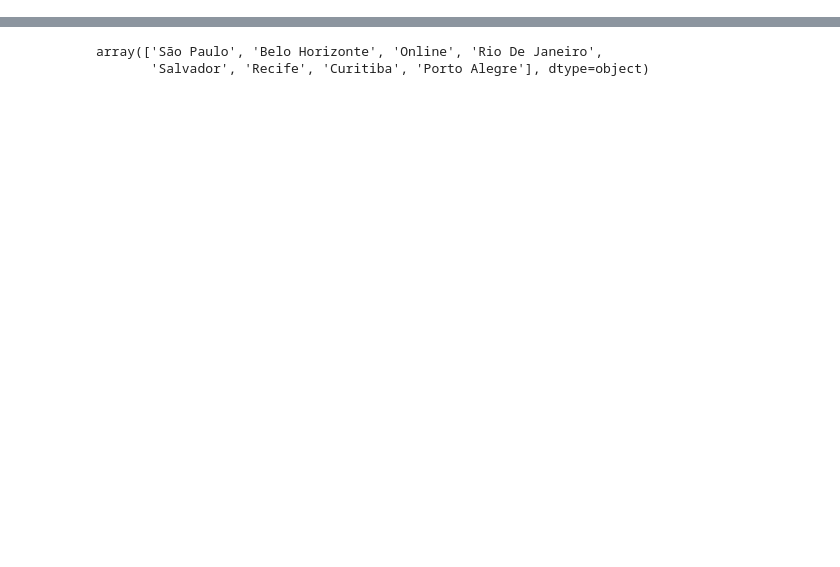
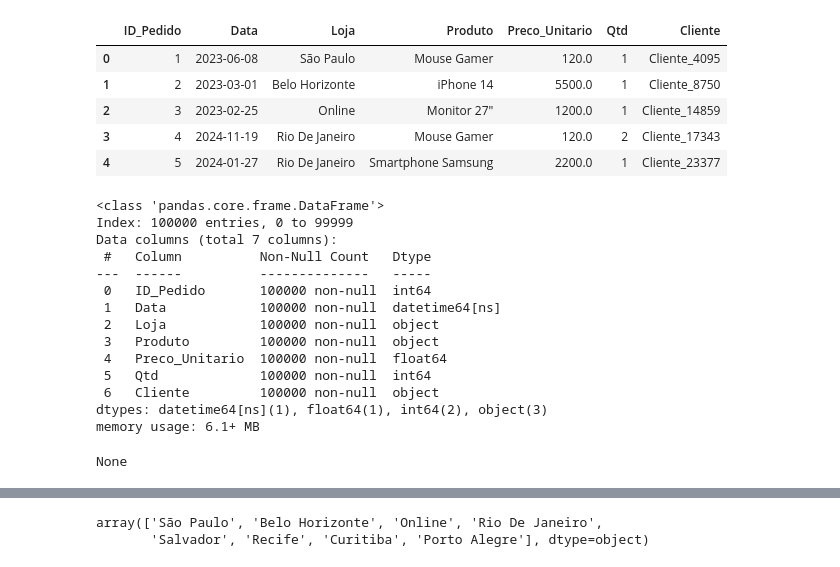
Before and after one commit to bruna-anjos/projeto-hashtag-analise-dados, a Jupyter notebook: pandas_supremo.ipynb, the cells around one changed output, grey strips where cells are left out. Cells and saved outputs as stored; diff of their text form; code cells hidden in the pictures; blank space fills up the shorter version.

Commit message:
Refatoração inicial do projeto analise de dados

```diff
--- a/pandas_supremo.ipynb
+++ b/pandas_supremo.ipynb
@@ -1,17 +1,77 @@
 # %%
+# ===========================================================================================
+# 1. Importação das Bibliotecas
+# ===========================================================================================
+
 import pandas as pd
 import numpy as np
 
+# ===========================================================================================
+# 2. Carregamento dos Dados
+# ===========================================================================================
+df_vendas = pd.read_csv("vendas_tech.csv", encoding="latin1", sep=",", low_memory=False)
+df_gerentes = pd.read_excel("gerentes_lojas.xlsx")
 
-df_vendas = pd.read_csv('vendas_tech.csv', encoding='latin1', sep=',', low_memory=False)
-df_gerentes = pd.read_excel('gerentes_lojas.xlsx')
+# ===========================================================================================
+# 3. Limpeza e Preparação dos Dados
+# ===========================================================================================
 
-df_vendas['Loja'] = df_vendas['Loja'].str.encode('latin1').str.decode('utf-8')
+#Corrige problemas de codificação dos nomes das lojas
+df_vendas["Loja"] = (
+    df_vendas["Loja"]
+    .str.encode("latin1")
+    .str.decode("utf-8")
+)
 
-df_analise = df_vendas.drop(columns=['Data_Base']).copy()
+#Cria uma cópia do dataframe de vendas para análise
+# e remove uma coluna "Data_Base" que não será utilizada na análise
+df_analise = df_vendas.drop(columns=["Data_Base"]).copy()
 
-df_analise['Loja'] = df_analise['Loja'].fillna('Online').str.strip().str.title()
+#Preenche valores ausentes na coluna "Loja"
+df_analise["Loja"] = df_analise["Loja"].fillna("Online")
 
-df_analise['Data'] = pd.to_datetime(df_analise['Data'], format = '%Y-%m-%d')
+#Remove espaços antes e depois do texto
+df_analise["Loja"] = df_analise["Loja"].str.strip()
 
-df_analise = df_analise.drop_duplicates(subset=['ID_Pedido'])
+#Padroniza a escrita dos nomes das lojas
+df_analise["Loja"] = df_analise["Loja"].str.title()
+
+#Converte a coluna "Data" para o formato datetime
+df_analise["Data"] = pd.to_datetime(df_analise["Data"], format = "%Y-%m-%d")
+
+#Remove pedido duplicados
+df_analise = df_analise.drop_duplicates(subset=["ID_Pedido"])
+
+#============================================================================================
+#4. Inpeção dos Dados
+#============================================================================================
+
+display(df_analise.head())
+
+display(df_analise.info())
+
+display(df_analise.describe())
+
+display(df_analise.isnull().sum())
+# %% [output]
+|  | ID_Pedido | Data | Loja | Produto | Preco_Unitario | Qtd | Cliente |
+| 0 | 1 | 2023-06-08 | São Paulo | Mouse Gamer | 120.0 | 1 | Cliente_4095 |
+| 1 | 2 | 2023-03-01 | Belo Horizonte | iPhone 14 | 5500.0 | 1 | Cliente_8750 |
+| 2 | 3 | 2023-02-25 | Online | Monitor 27" | 1200.0 | 1 | Cliente_14859 |
+| 3 | 4 | 2024-11-19 | Rio De Janeiro | Mouse Gamer | 120.0 | 2 | Cliente_17343 |
+| 4 | 5 | 2024-01-27 | Rio De Janeiro | Smartphone Samsung | 2200.0 | 1 | Cliente_23377 |
+<class 'pandas.core.frame.DataFrame'>
+Index: 100000 entries, 0 to 99999
+Data columns (total 7 columns):
+ #   Column          Non-Null Count   Dtype
+---  ------          --------------   -----
+ 0   ID_Pedido       100000 non-null  int64
+ 1   Data            100000 non-null  datetime64[ns]
+ 2   Loja            100000 non-null  object
+ 3   Produto         100000 non-null  object
+ 4   Preco_Unitario  100000 non-null  float64
+ 5   Qtd             100000 non-null  int64
+ 6   Cliente         100000 non-null  object
+dtypes: datetime64[ns](1), float64(1), int64(2), object(3)
+memory usage: 6.1+ MB
+None
```
Also changed, not shown: parts of 1 cell of this notebook.
